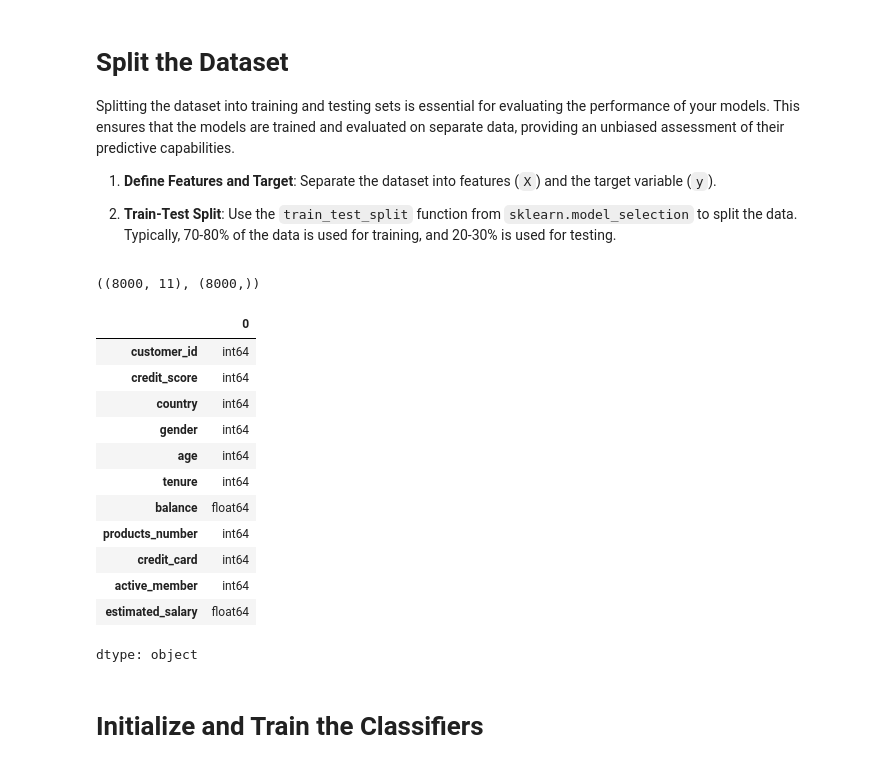
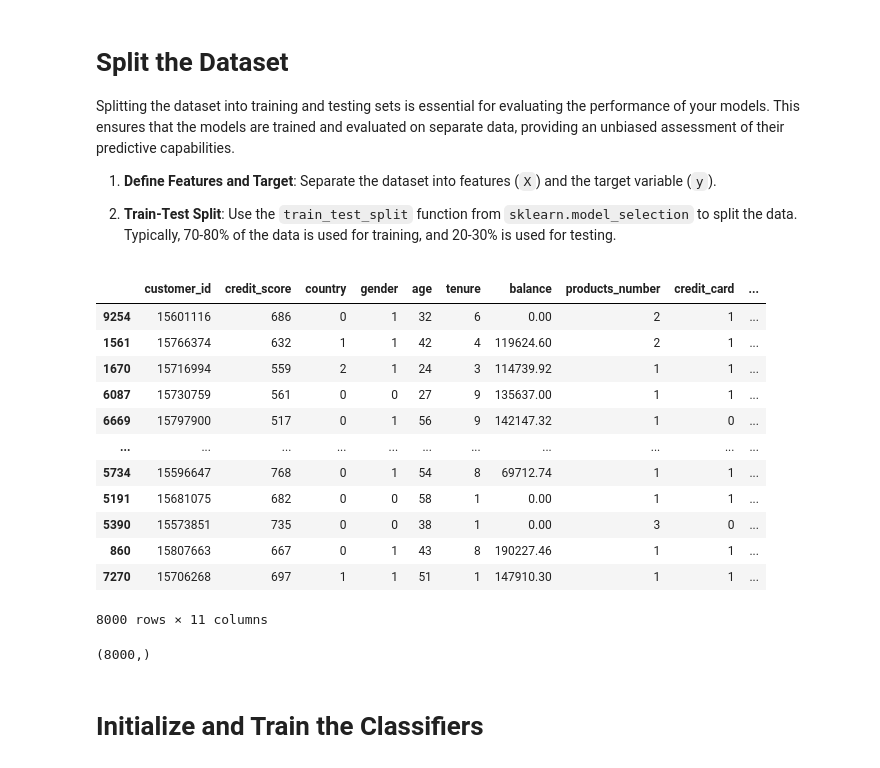
Before and after one commit to Razanhus/t5, a Jupyter notebook: Week3_Ensemble_Exercise.ipynb, the cells around one changed output. Cells and saved outputs as stored; diff of their text form; code cells hidden in the pictures.

```diff
--- a/Week3_Ensemble_Exercise.ipynb
+++ b/Week3_Ensemble_Exercise.ipynb
@@ -182,22 +184,22 @@ x_train, x_test, y_train, y_test = train_test_split(x,y, test_size=0.2, random_s
-# %%
-x_train.shape, y_train.shape
-# %% [output]
-((8000, 11), (8000,))
+# %%
+x_train
+# %% [output]
+|  | customer_id | credit_score | country | gender | age | tenure | balance | products_number | credit_card | ... |
+| 9254 | 15601116 | 686 | 0 | 1 | 32 | 6 | 0.00 | 2 | 1 | ... |
+| 1561 | 15766374 | 632 | 1 | 1 | 42 | 4 | 119624.60 | 2 | 1 | ... |
+| 1670 | 15716994 | 559 | 2 | 1 | 24 | 3 | 114739.92 | 1 | 1 | ... |
+| 6087 | 15730759 | 561 | 0 | 0 | 27 | 9 | 135637.00 | 1 | 1 | ... |
+| 6669 | 15797900 | 517 | 0 | 1 | 56 | 9 | 142147.32 | 1 | 0 | ... |
+| ... | ... | ... | ... | ... | ... | ... | ... | ... | ... | ... |
+| 5734 | 15596647 | 768 | 0 | 1 | 54 | 8 | 69712.74 | 1 | 1 | ... |
+| 5191 | 15681075 | 682 | 0 | 0 | 58 | 1 | 0.00 | 1 | 1 | ... |
+| 5390 | 15573851 | 735 | 0 | 0 | 38 | 1 | 0.00 | 3 | 0 | ... |
+| 860 | 15807663 | 667 | 0 | 1 | 43 | 8 | 190227.46 | 1 | 1 | ... |
+| 7270 | 15706268 | 697 | 1 | 1 | 51 | 1 | 147910.30 | 1 | 1 | ... |
+8000 rows × 11 columns
 # %%
-y_train.dtypes
+y_train.shape
 # %% [output]
-|  | 0 |
-| customer_id | int64 |
-| credit_score | int64 |
-| country | int64 |
-| gender | int64 |
-| age | int64 |
-| tenure | int64 |
-| balance | float64 |
-| products_number | int64 |
-| credit_card | int64 |
-| active_member | int64 |
-| estimated_salary | float64 |
-dtype: object
+(8000,)
 # %% [markdown]
 # Initialize and Train the Classifiers
```
Also changed, not shown: parts of 40 cells of this notebook.
